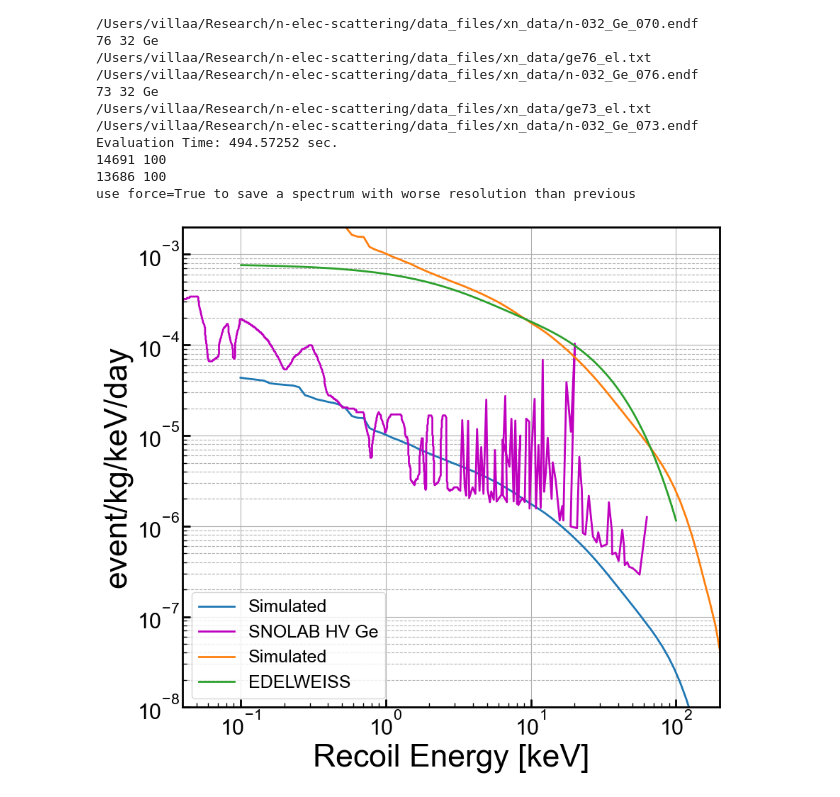
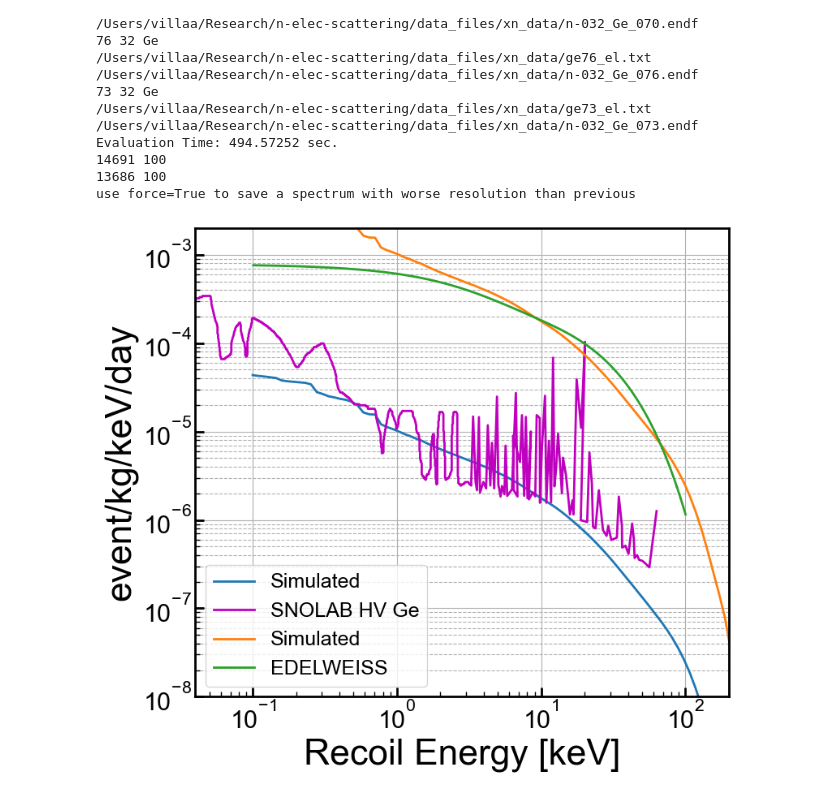
Before and after one commit to villano-lab/n-elec-scattering, a Jupyter notebook: 3-Final-Spectra/A-Flux-Scaling.ipynb, the cells around one changed output. Drawn from its saved outputs; the diff is of its cells as text; code cells hidden in the pictures.

```diff
--- a/3-Final-Spectra/A-Flux-Scaling.ipynb
+++ b/3-Final-Spectra/A-Flux-Scaling.ipynb
@@ -61,7 +61,7 @@ Evaluation Time: 541.33305 sec.
 use force=True to save a spectrum with worse resolution than previous
 # %%
 #set up a 1d plot
-fig,axes = plt.subplots(1,1,figsize=(9.0,8.0),sharex=True)
+fig,axes = plt.subplots(1,1,figsize=(8.0,7.0),sharex=True)
 ax1 = axes
 
 #plt.plot(f6TR_nu[0],f6TR_nu[1]/365,label='SNOLAB HV Si',linestyle='--')
@@ -131,7 +131,7 @@ Evaluation Time: 494.57252 sec.
 use force=True to save a spectrum with worse resolution than previous
 # %%
 #set up a 1d plot
-fig,axes = plt.subplots(1,1,figsize=(9.0,8.0),sharex=True)
+fig,axes = plt.subplots(1,1,figsize=(8.0,7.0),sharex=True)
 ax1 = axes
 
 #plt.plot(f6TR_nu[0],f6TR_nu[1]/365,label='SNOLAB HV Si',linestyle='--')
@@ -149,31 +149,31 @@ plt.plot(f3_beta[0],EDW.neutrons(f3_beta[0]),label='EDELWEISS')
 ymin = 1e-8
 ymax = 2e-3
 
 #shade in 1-sigma uncertainty bands
 #ax1.fill_between(th232chainEn,th_range[0]*jac*th232chainRn/width,th_range[1]*jac*th232chainRn/width, \
 #                 facecolor='y',alpha=0.5,label='')
 #ax1.fill_between(uchainEn,u_range[0]*jac*uchainRn/width,u_range[1]*jac*uchainRn/width, \
 #                 facecolor='r',alpha=0.3,label='')
 #ax1.fill_between(sumEn,jac*sumUp/width,jac*sumDn/width, \
 #                 facecolor='k',alpha=0.3,label='1$\sigma$ (x10)')
 
 
 #ax1.set_yscale('linear')
 ax1.set_yscale('log')
 ax1.set_xscale('log')
 ax1.set_xlim(0.04, 200)
 ax1.set_ylim(ymin,ymax)
 ax1.set_xlabel(r'Recoil Energy [keV]')
 ax1.set_ylabel('event/kg/keV/day')
 ax1.grid(True)
 ax1.yaxis.grid(True,which='minor',linestyle='--')
 ax1.legend(loc=3,prop={'size':18})
 #ax1.legend(bbox_to_anchor=(1.04,1),borderaxespad=0,prop={'size':22})
 
 for axis in ['top','bottom','left','right']:
   ax1.spines[axis].set_linewidth(2)
 
 plt.tight_layout()
 plt.show()
 # %% [output]
-[figure, old version]
+[figure, new version]
```
Also changed, not shown: parts of 1 cell of this notebook.
